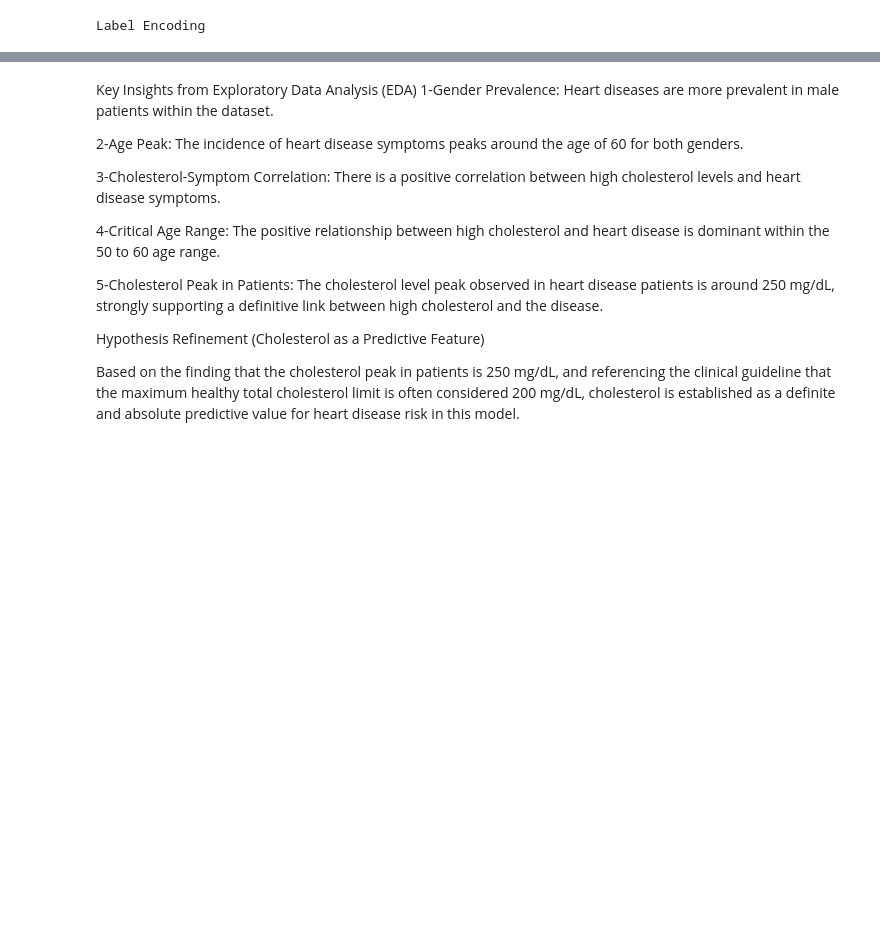
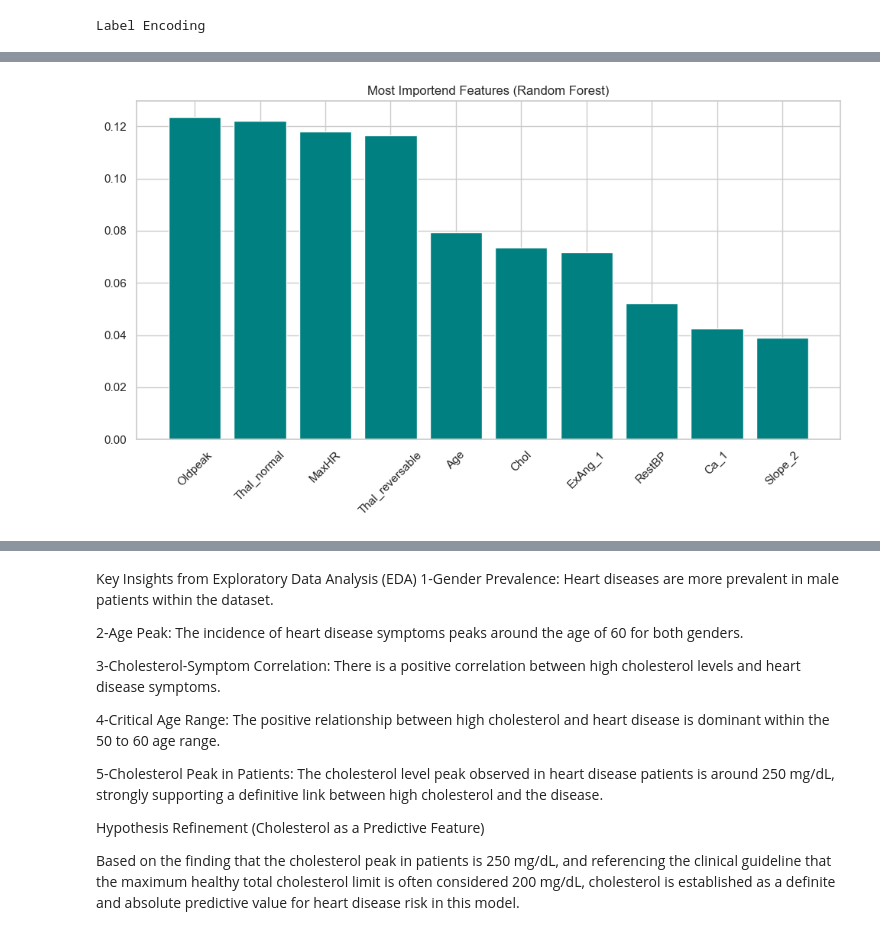
Before and after one commit to suleahmet/DataScienceIntro, a Jupyter notebook: HeartDataPrediction.ipynb, the cells around one changed output, grey strips where cells are left out. Drawn from its saved outputs; the diff is of its cells as text; code cells hidden in the pictures; blank space fills up the shorter version.

```diff
--- a/HeartDataPrediction.ipynb
+++ b/HeartDataPrediction.ipynb
@@ -284,0 +339,7 @@ Model: Random Forest        | Accuracy: 0.79 | Recall (Hastalık): 0.74 | ROC-AU
+# %%
+print("\n=== Hyperparameter Tuning (Random Forest) ===")
+param_grid = {
+    'n_estimators': [50, 100, 200],
+    'max_depth': [None, 10, 20],
+    'min_samples_split': [2, 5, 10]
+}
@@ -284,0 +348,7 @@ Model: Random Forest        | Accuracy: 0.79 | Recall (Hastalık): 0.74 | ROC-AU
+# %%
+grid_search = GridSearchCV(RandomForestClassifier(random_state=42), param_grid, cv=5, scoring='recall')
+grid_search.fit(X_train_A, y_train_A)
+
+best_model = grid_search.best_estimator_
+print(f"Best Parameters: {grid_search.best_params_}")
+print(f"Best Recall Score (CV): {grid_search.best_score_:.2f}")
@@ -284,0 +372,13 @@ Model: Random Forest        | Accuracy: 0.79 | Recall (Hastalık): 0.74 | ROC-AU
+# %%
+plt.figure(figsize=(10, 6))
+importances = best_model.feature_importances_
+feature_names = X_ohe.columns
+indices = np.argsort(importances)[::-1][:10]
+
+plt.title("Most Importend Features (Random Forest)")
+plt.bar(range(10), importances[indices], align="center", color='teal')
+plt.xticks(range(10), feature_names[indices], rotation=45)
+plt.tight_layout()
+plt.show()
+# %% [output]
+[figure, added]
```
Also changed, not shown: parts of 8 cells of this notebook, 1 other file.
